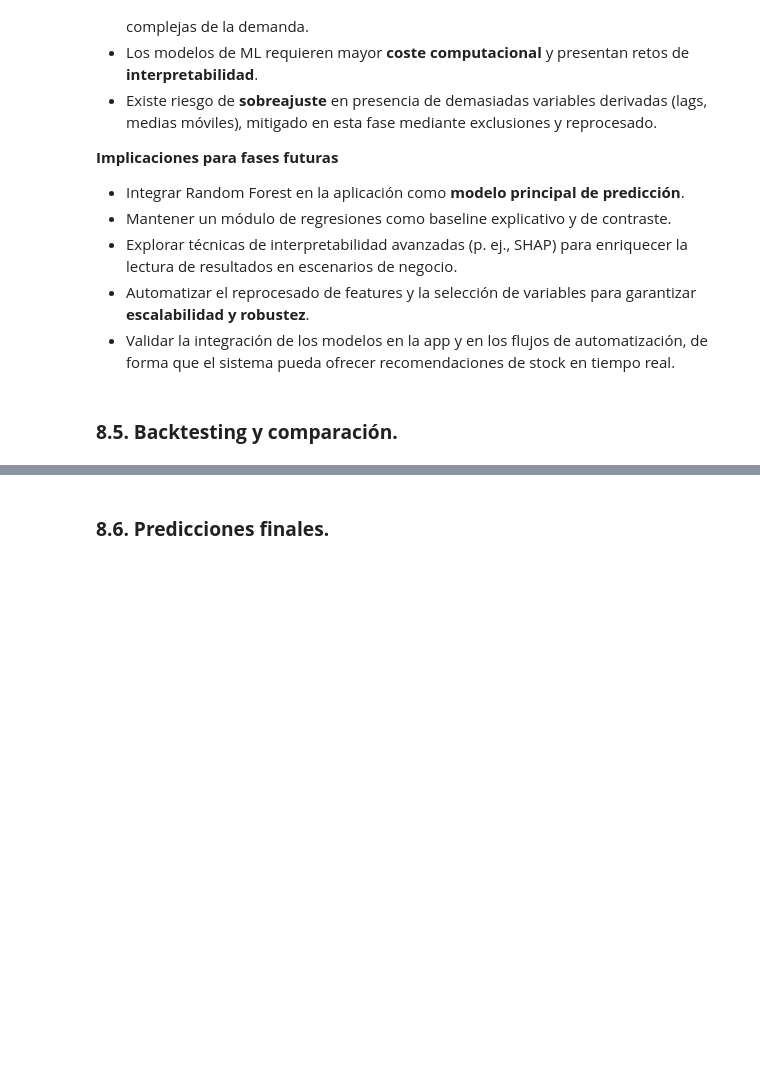
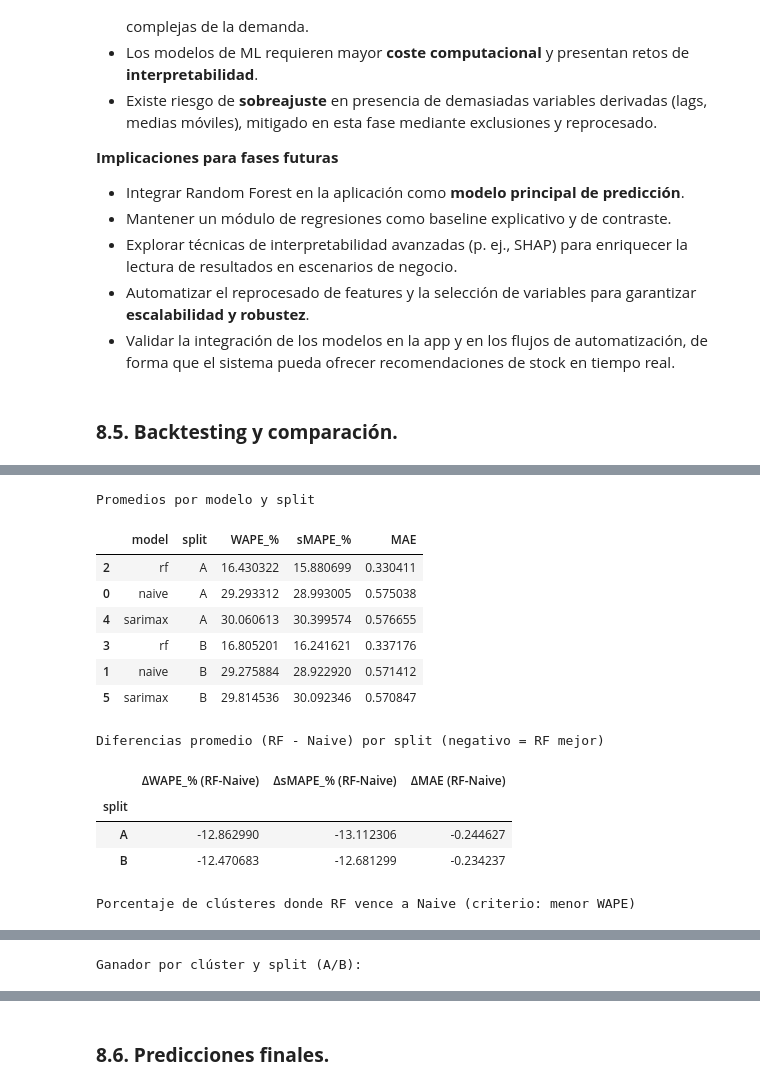
Before and after one commit to CrisRodFer/PFM2_Asistente_Compras_Inteligente, a Jupyter notebook: notebooks/PFM2_Modelado_y_app.ipynb, the cells around one changed output, grey strips where cells are left out. Cells and saved outputs as stored; diff of their text form; code cells hidden in the pictures; blank space fills up the shorter version.

```diff
--- a/notebooks/PFM2_Modelado_y_app.ipynb
+++ b/notebooks/PFM2_Modelado_y_app.ipynb
@@ -4856,0 +5000,78 @@ la previsión y planificación de stock, sin olvidar que **campañas promocional
+# %%
+import numpy as np
+import pandas as pd
+
+# --- 1) Promedio por modelo y split (WAPE, sMAPE, MAE)
+avg_by_model_split = (
+    metrics_all
+    .groupby(["model","split"], as_index=False)[["WAPE_%","sMAPE_%","MAE"]]
+    .mean()
+    .sort_values(["split","WAPE_%"])
+)
+print("Promedios por modelo y split")
+display(avg_by_model_split)
+
+# --- 2) Diferencias RF - Naive (negativo = RF mejor)
+def _diff_row(df, metric):
+    p = df.pivot(index="split", columns="model", values=metric)
+    if set(["rf","naive"]).issubset(p.columns):
+        out = (p["rf"] - p["naive"]).to_frame(name=f"Δ{metric} (RF-Naive)")
+        return out
+    return pd.DataFrame()
+
+diff_wape  = _diff_row(avg_by_model_split, "WAPE_%")
+diff_smape = _diff_row(avg_by_model_split, "sMAPE_%")
+diff_mae   = _diff_row(avg_by_model_split, "MAE")
+
+print("Diferencias promedio (RF - Naive) por split (negativo = RF mejor)")
+display(diff_wape.join(diff_smape, how="outer").join(diff_mae, how="outer"))
+
+# --- 3) “Victoria” de RF por clúster/split (usamos WAPE como criterio principal)
+def _winner_wape(g):
+    # devuelve el nombre del modelo con menor WAPE en ese grupo
+    m = g.loc[g["WAPE_%"].idxmin(), "model"]
+    return m
+
+winners = (
+    metrics_all
+    .groupby(["cluster","split"], as_index=False)
+    .apply(_winner_wape)
+    .rename(columns={None: "winner"})
+)
+
+# tasa de clústeres donde RF gana por split
+rf_win_rate = (
+    winners.assign(win=lambda d: (d["winner"]=="rf").astype(int))
+    .groupby("split")["win"].mean()
+    .mul(100)
+    .round(1)
+    .to_frame("RF win-rate %")
+)
+print("Porcentaje de clústeres donde RF vence a Naive (criterio: menor WAPE)")
+display(rf_win_rate)
+
+# --- 4) Tabla “semáforo” por clúster: quién gana en A y B
+sem = winners.pivot(index="cluster", columns="split", values="winner").reset_index()
+print("Ganador por clúster y split (A/B):")
+display(sem)
+
+# --- 5) Conclusión numérica breve (texto)
+txt = []
+for split, row in rf_win_rate.itertuples():
+    txt.append(f"- Split {split}: RF vence en {row:.1f}% de clústeres (WAPE).")
+print("\nResumen:\n" + "\n".join(txt))
+# %% [output]
+Promedios por modelo y split
+|  | model | split | WAPE_% | sMAPE_% | MAE |
+| 2 | rf | A | 16.430322 | 15.880699 | 0.330411 |
+| 0 | naive | A | 29.293312 | 28.993005 | 0.575038 |
+| 4 | sarimax | A | 30.060613 | 30.399574 | 0.576655 |
+| 3 | rf | B | 16.805201 | 16.241621 | 0.337176 |
+| 1 | naive | B | 29.275884 | 28.922920 | 0.571412 |
+| 5 | sarimax | B | 29.814536 | 30.092346 | 0.570847 |
+Diferencias promedio (RF - Naive) por split (negativo = RF mejor)
+|  | ΔWAPE_% (RF-Naive) | ΔsMAPE_% (RF-Naive) | ΔMAE (RF-Naive) |
+| split |  |  |  |
+| A | -12.862990 | -13.112306 | -0.244627 |
+| B | -12.470683 | -12.681299 | -0.234237 |
+Porcentaje de clústeres donde RF vence a Naive (criterio: menor WAPE)
@@ -4856,0 +5082 @@ la previsión y planificación de stock, sin olvidar que **campañas promocional
+Ganador por clúster y split (A/B):
```
Also changed, not shown: parts of 6 cells of this notebook, 3 other files.
